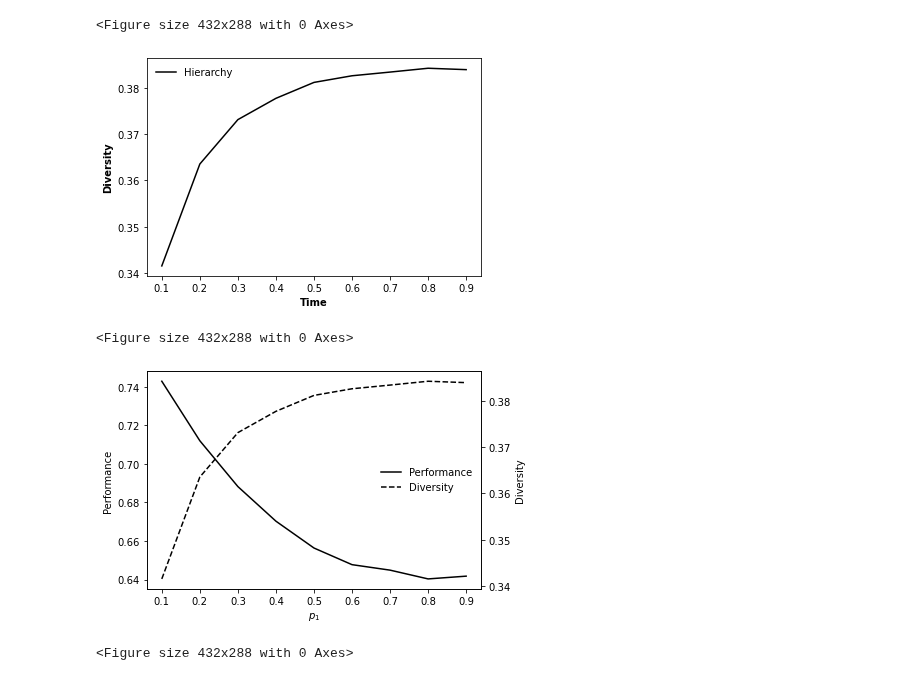
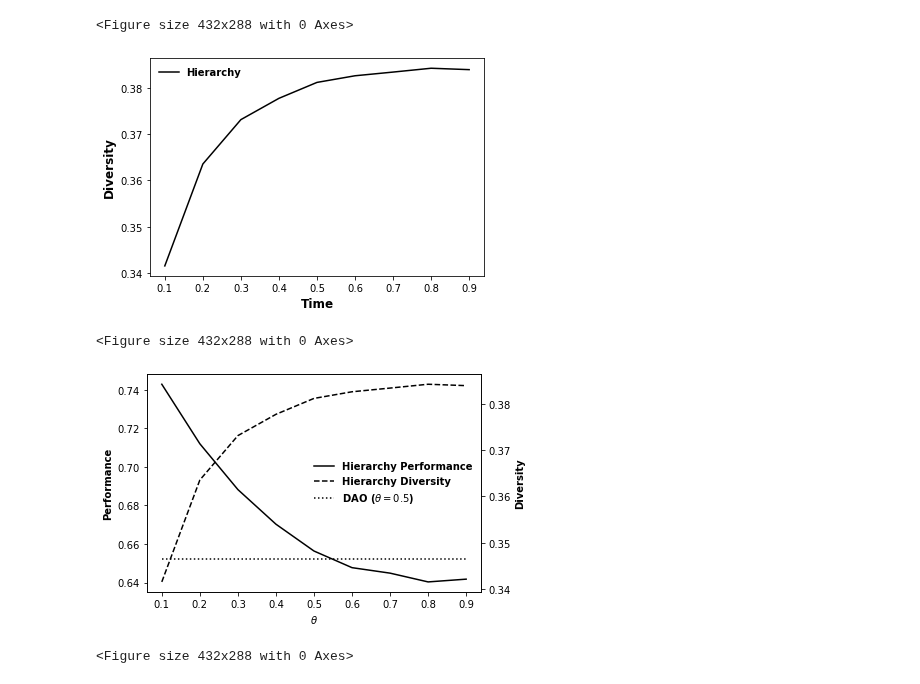
Before and after one commit to GrandJune/DAOs, a Jupyter notebook: V3/Supervision/Evaluator.ipynb, the cells around one changed output. Cells and saved outputs as stored; diff of their text form; code cells hidden in the pictures.

```diff
--- a/V3/Supervision/Evaluator.ipynb
+++ b/V3/Supervision/Evaluator.ipynb
@@ -11,6 +11,7 @@ hierarchy_diversity_file = data_folder + r"\hierarchy_diversity_across_p1"
 hierarchy_variance_file = data_folder + r"\hierarchy_variance_across_p1"
 hierarchy_percentile_10_file = data_folder + r"\hierarchy_percentile_10_across_p1"
 hierarchy_percentile_90_file = data_folder + r"\hierarchy_percentile_90_across_p1"
+dao_performance_file = "E:\data\dao-0214\V3\DHA\dao_performance"
 
 with open(hierarchy_performance_file, 'rb') as infile:
     hierarchy_performance = pickle.load(infile)
@@ -24,6 +25,8 @@ with open(hierarchy_percentile_10_file, 'rb') as infile:
     hierarchy_percentile_10 = pickle.load(infile)
 with open(hierarchy_percentile_90_file, 'rb') as infile:
     hierarchy_percentile_90 = pickle.load(infile)
+with open(dao_performance_file, 'rb') as infile:
+    dao_performance = pickle.load(infile)
 # %%
 # Performance
 x =  np.arange(0.1, 1.0, 0.1)
@@ -44,33 +47,42 @@ plt.clf()
 # %%
 # Diversity
 x =  np.arange(0.1, 1.0, 0.1)
+legend_properties = {'weight':'bold'}
 plt.plot(x, hierarchy_diversity, "k-", label="Hierarchy")
-plt.xlabel('Time', fontweight='bold', fontsize=10)
-plt.ylabel('Diversity', fontweight='bold', fontsize=10)
+plt.xlabel('Time', fontweight='bold', fontsize=12)
+plt.ylabel('Diversity', fontweight='bold', fontsize=12)
 # plt.xticks(x)
-plt.legend(frameon=False, ncol=1, fontsize=10)
-plt.savefig(data_folder + r"\supervision_diversity.png", transparent=False, dpi=200)
+plt.legend(frameon=False, ncol=1, fontsize=12, prop=legend_properties)
+plt.savefig(data_folder + r"\Supervision_diversity.png", transparent=False, dpi=200)
 plt.show()
 plt.clf()
 # %% [output]
-[figure, old version]
+[figure, new version]
 <Figure size 432x288 with 0 Axes>
 # %%
+# Twin
 x =  np.arange(0.1, 1.0, 0.1)
+# Using dao (baseline) as the reference
+dao_performance = dao_performance[-1]
+dao_performance = [dao_performance] * len(x)
+
+legend_properties = {'weight':'bold'}
+
 fig,ax1 = plt.subplots()
-ax1.set_xlabel("$p_1$", fontsize = 10)
-ax1.set_ylabel("Performance", color="black", fontsize=10)
+ax1.set_xlabel("$\\theta$", fontweight='bold', fontsize = 10)
+ax1.set_ylabel("Performance", fontweight='bold', color="black", fontsize=10)
 ax2=ax1.twinx()
-ax2.set_ylabel("Diversity",color="black",fontsize=10)
-line_1 = ax1.plot(x, hierarchy_performance, "k-", label="Performance")
-line_2 = ax2.plot(x, hierarchy_diversity, "k--", label="Diversity")
+ax2.set_ylabel("Diversity", fontweight='bold', color="black",fontsize=10)
+line_1 = ax1.plot(x, hierarchy_performance, "k-", label="Hierarchy Performance")
+line_3 = ax1.plot(x, dao_performance, "k:", label="DAO ($\\theta=0.5$)")
+line_2 = ax2.plot(x, hierarchy_diversity, "k--", label="Hierarchy Diversity")
 
-lines = line_1 + line_2
+lines = line_1 + line_2 + line_3
 labs = [l.get_label() for l in lines]
-ax1.legend(lines, labs, frameon=False, fontsize=10, loc="center right")
-plt.savefig(data_folder + r"\supervision_p1.png", transparent=False, dpi=200)
+ax1.legend(lines, labs, frameon=False, fontsize=10, loc="center right", prop=legend_properties)
+plt.savefig(data_folder + r"\Supervision_performance_diversity.png", transparent=True, dpi=200, bbox_inches='tight')
 plt.show()
 plt.clf()
 # %% [output]
-[figure, old version]
+[figure, new version]
 <Figure size 432x288 with 0 Axes>
```
Also changed, not shown: parts of 1 cell of this notebook, 2 other files.
